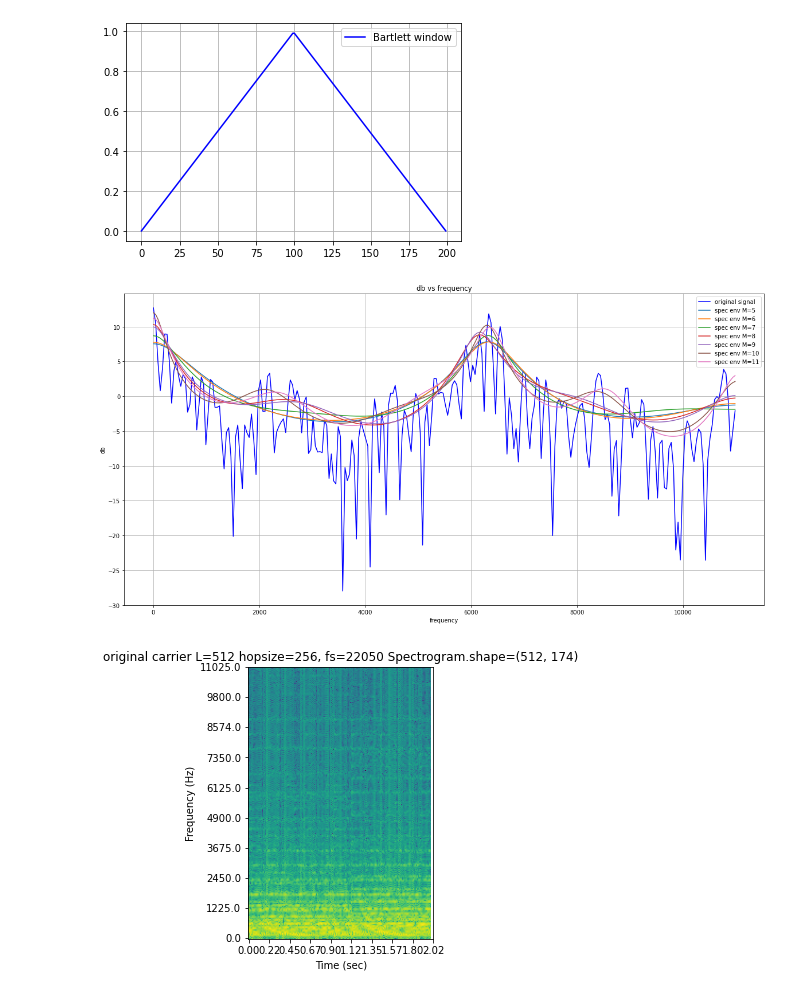
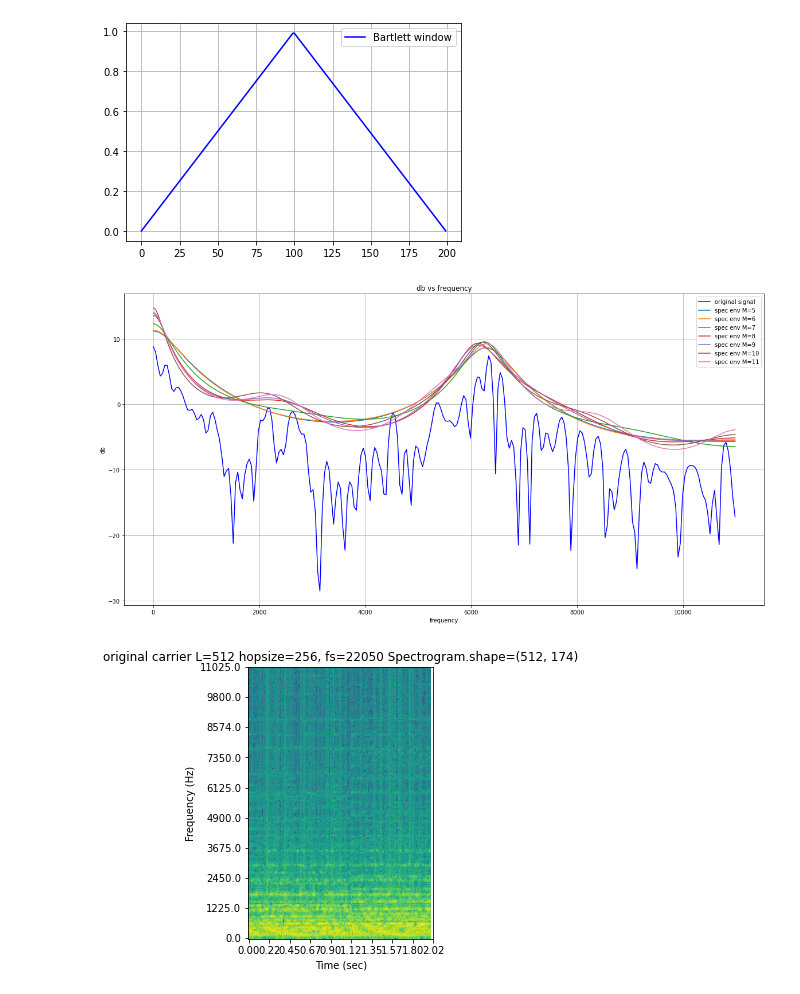
Before and after one commit to AndrewAday/cross-synthesis, a Jupyter notebook: LPC-cross-synthesis.ipynb, the cells around one changed output. Cells and saved outputs as stored; diff of their text form; code cells hidden in the pictures.

Commit message:
slight optimization to windowing function

```diff
--- a/LPC-cross-synthesis.ipynb
+++ b/LPC-cross-synthesis.ipynb
@@ -68,6 +68,7 @@ def get_windowed_signal(signal, L, R, w=None):
     returns: M x N matrix, where M is the window size, and N is number of windows
     """
     xms = np.array([np.zeros(L)]).T  # ini
+    ws = w(L) if w is not None else None
     signal = np.concatenate([np.zeros(L//2), signal, np.zeros(L//2)])  # for COLA reconstruction
         # TODO: do we need to strip these zeros in istft?
     ms = range(0, len(signal), R)
@@ -75,8 +76,8 @@ def get_windowed_signal(signal, L, R, w=None):
         xm = signal[m:m+L].copy()
         if len(xm) < L:
             xm = np.concatenate([xm, np.zeros(L-len(xm))])
-        if w is not None:  # apply window fn
-            xm *= w(L)
+        if ws is not None:  # apply window fn
+            xm *= ws
         xm = np.array([xm]).T
         xms = np.hstack([xms,xm])
     return xms[:, 1:]  # discard first column of all zeros
@@ -247,27 +248,27 @@ def cross_synthesize(fs, carrier, modulator, L, R, M, flatten=False, w=None, plo
 # %%
 #==============Visualize LPC envelope on first frame of modulator===============#
 
 N = 256
 nfft = N*2
 freq_spec = np.arange(nfft/2)*fs/(nfft)
 
-windowed_modulator = get_windowed_signal(modulator, N, N)
+windowed_modulator = get_windowed_signal(modulator, N, N, w=get_bartlett)
 modulator_fft = np.fft.fft(windowed_modulator[:,1], nfft)
 modulator_fft_db = 20. * np.log10(np.abs( modulator_fft ))
 
 plt.figure(figsize=(20,10))
 plt.plot(freq_spec, modulator_fft_db[:nfft//2], color = "blue", label = "original signal")
 for M in range(5,12):
     modulator_spec_envs = gen_lpc_spec_envs(windowed_modulator, M, nfft)
     plt.plot(freq_spec, (20. * np.log10(np.abs(modulator_spec_envs[:, 1])))[:nfft//2], label = f"spec env M={M}")
 plt.grid()
 plt.legend(loc = 'upper right')
 plt.title("db vs frequency")
 plt.xlabel("frequency")
 plt.ylabel("db")
 plt.show()
 # %% [output]
-[figure, old version]
+[figure, new version]
 # %%
 #==============Perform cross-synthesis===============#
 
```
Also changed, not shown: parts of 3 cells of this notebook.
